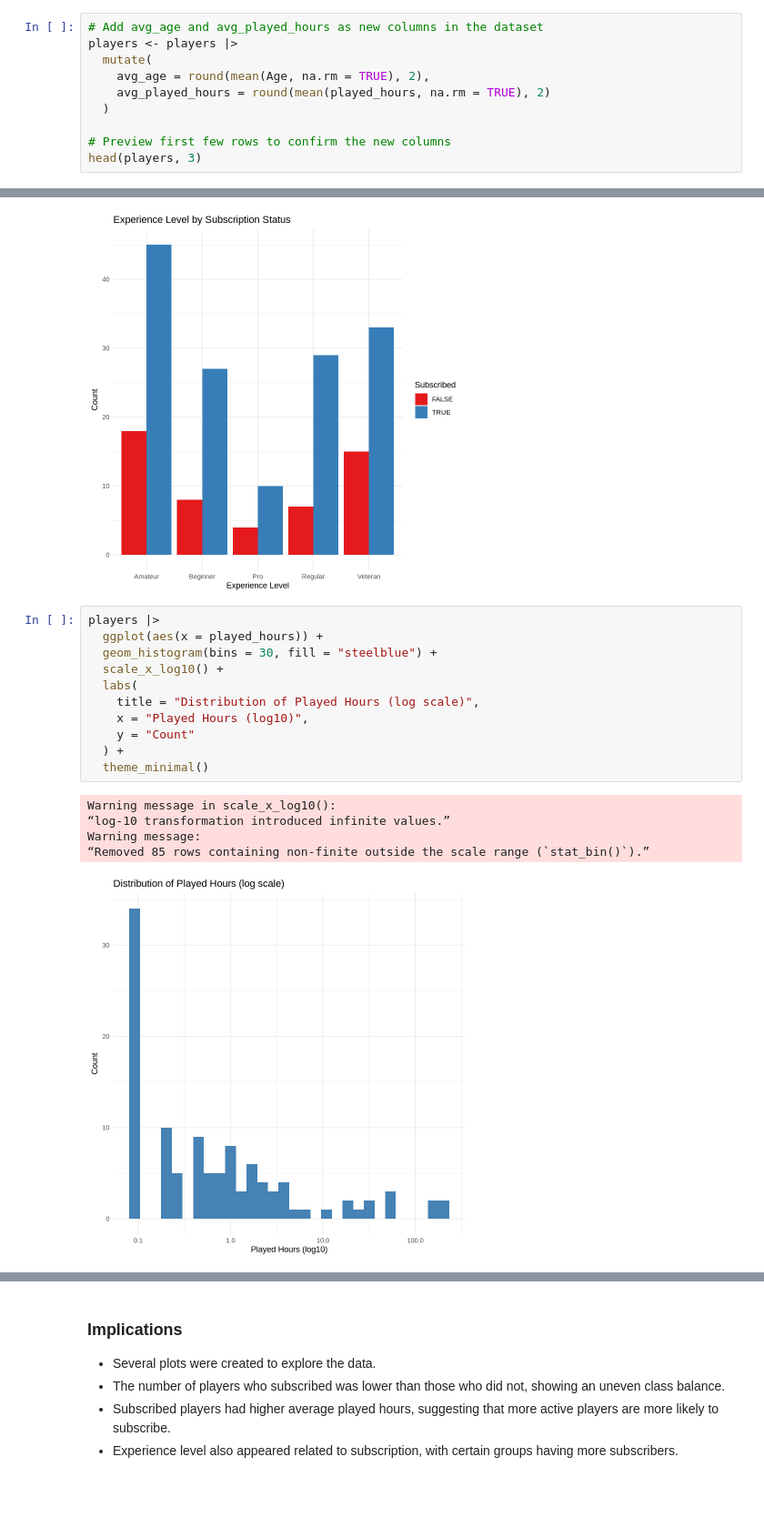
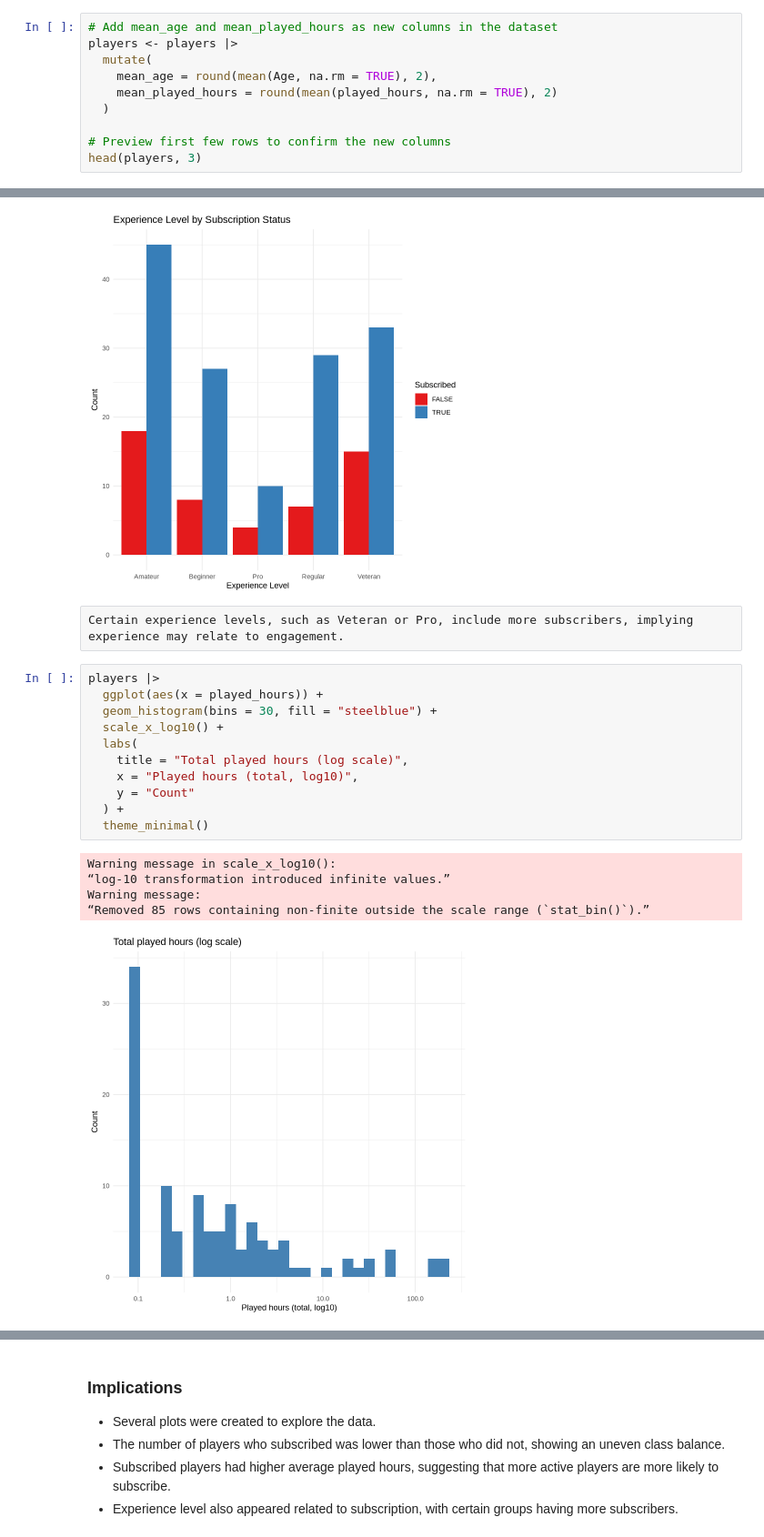
Before and after one commit to Dongwoothehutt/dsci1002025w1group25, a Jupyter notebook: projectmainnotebook.ipynb, the cells around one changed output, grey strips where cells are left out. Shown: that part at 91% size. Cells and saved outputs as stored; diff of their text form; blank space fills up the shorter version.

Commit message:
Final commit: 2-decimal means table, plot captions, histogram labels, unseen issues note, notebook finalized

```diff
--- a/projectmainnotebook.ipynb
+++ b/projectmainnotebook.ipynb
@@ -108,11 +87,11 @@ spc_tbl_ [196 × 7] (S3: spec_tbl_df/tbl_df/tbl/data.frame)
 
 ---
 # %%
-# Add avg_age and avg_played_hours as new columns in the dataset
+# Add mean_age and mean_played_hours as new columns in the dataset
 players <- players |>
   mutate(
-    avg_age = round(mean(Age, na.rm = TRUE), 2),
-    avg_played_hours = round(mean(played_hours, na.rm = TRUE), 2)
+    mean_age = round(mean(Age, na.rm = TRUE), 2),
+    mean_played_hours = round(mean(played_hours, na.rm = TRUE), 2)
   )
 
 # Preview first few rows to confirm the new columns
@@ -208,20 +208,22 @@ players |>
   scale_fill_brewer(palette = "Set1")
 # %% [output]
 [figure]
+# %% [raw]
+Certain experience levels, such as Veteran or Pro, include more subscribers, implying experience may relate to engagement.
 # %%
 players |>
   ggplot(aes(x = played_hours)) +
   geom_histogram(bins = 30, fill = "steelblue") +
   scale_x_log10() +
   labs(
-    title = "Distribution of Played Hours (log scale)",
-    x = "Played Hours (log10)",
+    title = "Total played hours (log scale)",
+    x = "Played hours (total, log10)",
     y = "Count"
   ) +
   theme_minimal()
 # %% [output]
 Warning message in scale_x_log10():
 “log-10 transformation introduced infinite values.”
 Warning message:
 “Removed 85 rows containing non-finite outside the scale range (`stat_bin()`).”
-[figure, old version]
+[figure, new version]
```
Also changed, not shown: parts of 9 cells of this notebook.
